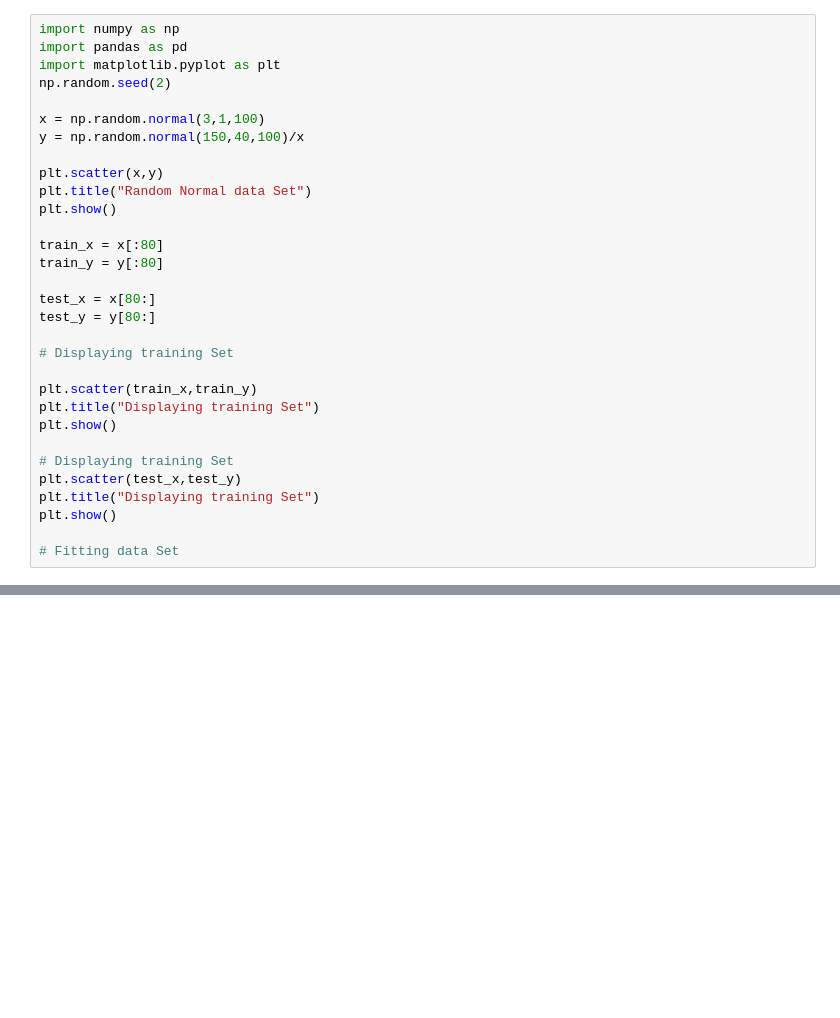
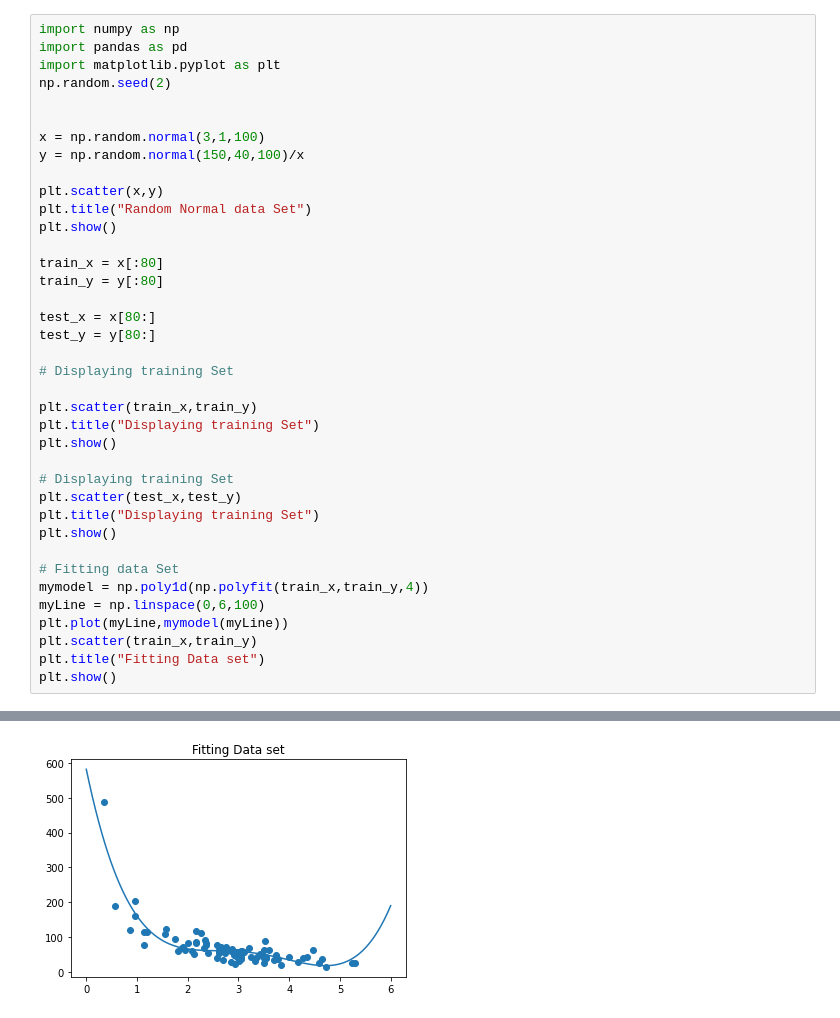
Before and after one commit to imtiaz70/ML, a Jupyter notebook: ch_05.ipynb, the cells around one changed output, grey strips where cells are left out. Cells and saved outputs as stored; diff of their text form; blank space fills up the shorter version.

```diff
--- a/ch_05.ipynb
+++ b/ch_05.ipynb
@@ -3,33 +3,41 @@ import numpy as np
 import pandas as pd
 import matplotlib.pyplot as plt
 np.random.seed(2)
+
 
 x = np.random.normal(3,1,100)
 y = np.random.normal(150,40,100)/x
 
 plt.scatter(x,y)
 plt.title("Random Normal data Set")
 plt.show()
 
 train_x = x[:80]
 train_y = y[:80]
 
 test_x = x[80:]
 test_y = y[80:]
 
 # Displaying training Set
 
 plt.scatter(train_x,train_y)
 plt.title("Displaying training Set")
 plt.show()
 
 # Displaying training Set
 plt.scatter(test_x,test_y)
 plt.title("Displaying training Set")
 plt.show()
 
 # Fitting data Set
+mymodel = np.poly1d(np.polyfit(train_x,train_y,4))
+myLine = np.linspace(0,6,100)
+plt.plot(myLine,mymodel(myLine))
+plt.scatter(train_x,train_y)
+plt.title("Fitting Data set")
+plt.show()
 # %% [output]
 [figure]
 [figure]
 [figure]
+[figure, added]
```
Also changed, not shown: parts of 1 cell of this notebook.
